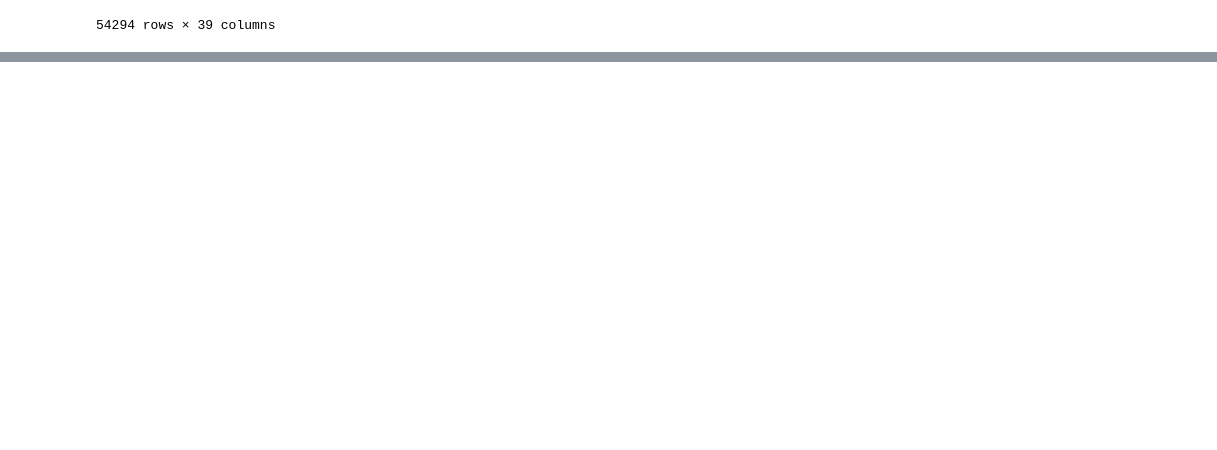
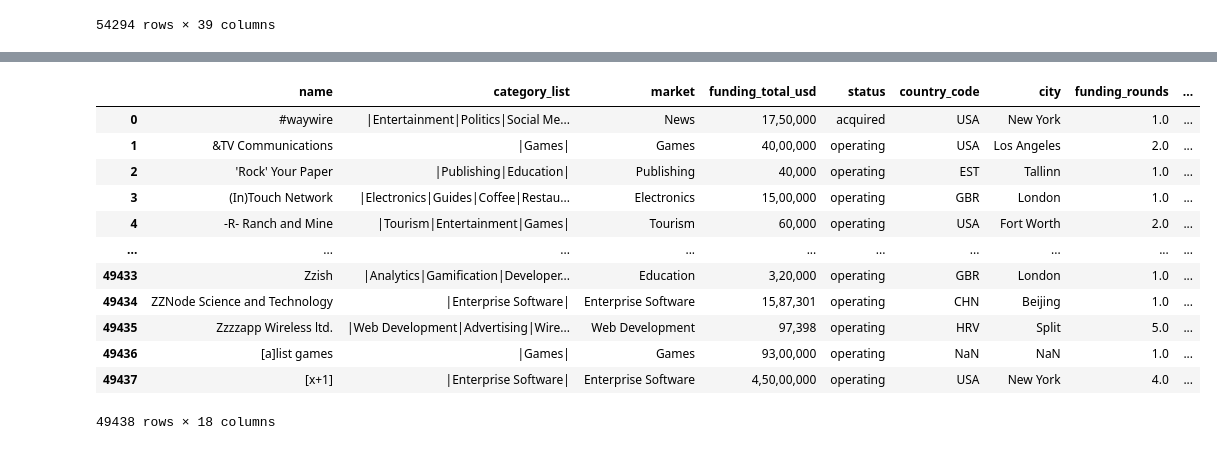
Before and after one commit to pedromariaanf-a11y/MLII, a Jupyter notebook: teste.ipynb, the cells around one changed output, grey strips where cells are left out. Drawn from its saved outputs; the diff is of its cells as text; code cells hidden in the pictures; blank space fills up the shorter version.

Commit message:
dataset um bocadiho mais limpo e util

```diff
--- a/teste.ipynb
+++ b/teste.ipynb
@@ -82,0 +21,11 @@ df.describe(include = 'all')
+# %%
+#retirar colunas irrelevantes#
+irrelevant_col = ['permalink', 'homepage_url', 'state_code', 'region', 'founded_month', 'founded_quarter', 'founded_year']
+df.drop(columns = irrelevant_col, inplace = True)
+# %%
+initial_rows = len(df)
+
+# Remove rows where ALL values are missing
+df.dropna(how='all', inplace=True)
+
+print(f"Rows removed: {initial_rows - len(df)}")
@@ -82,0 +107,24 @@ df.describe(include = 'all')
+# %%
+
+ZERO_THRESHOLD = 0.98  # Drop columns with more than 98% zeros
+NULL_THRESHOLD = 0.90  # Drop columns with more than 90% missing values
+
+# Identify columns with too many Zeros
+zero_ratio = (df == 0).sum() / len(df)
+cols_to_drop_zeros = zero_ratio[zero_ratio > ZERO_THRESHOLD].index.tolist()
+
+# Identify columns with too many Nulls (NaN)
+null_ratio = df.isnull().sum() / len(df)
+cols_to_drop_nulls = null_ratio[null_ratio > NULL_THRESHOLD].index.tolist()
+
+all_cols_to_drop = list(set(cols_to_drop_zeros + cols_to_drop_nulls))
+
+# DROP
+all_cols_to_drop = list(set(cols_to_drop_zeros + cols_to_drop_nulls))
+
+print(f"Dropping {len(cols_to_drop_zeros)} columns due to Zeros: {cols_to_drop_zeros}")
+print(f"Dropping {len(cols_to_drop_nulls)} columns due to Nulls: {cols_to_drop_nulls}")
+
+df.drop(columns=all_cols_to_drop, inplace=True)
+
+print("Dataset simplified and saved successfully.")
@@ -102,0 +159,16 @@ memory usage: 16.2+ MB
+# %%
+df
+# %% [output]
+|  | name | category_list | market | funding_total_usd | status | country_code | city | funding_rounds | ... |
+| 0 | #waywire | |Entertainment|Politics|Social Me... | News | 17,50,000 | acquired | USA | New York | 1.0 | ... |
+| 1 | &TV Communications | |Games| | Games | 40,00,000 | operating | USA | Los Angeles | 2.0 | ... |
+| 2 | 'Rock' Your Paper | |Publishing|Education| | Publishing | 40,000 | operating | EST | Tallinn | 1.0 | ... |
+| 3 | (In)Touch Network | |Electronics|Guides|Coffee|Restau... | Electronics | 15,00,000 | operating | GBR | London | 1.0 | ... |
+| 4 | -R- Ranch and Mine | |Tourism|Entertainment|Games| | Tourism | 60,000 | operating | USA | Fort Worth | 2.0 | ... |
+| ... | ... | ... | ... | ... | ... | ... | ... | ... | ... |
+| 49433 | Zzish | |Analytics|Gamification|Developer... | Education | 3,20,000 | operating | GBR | London | 1.0 | ... |
+| 49434 | ZZNode Science and Technology | |Enterprise Software| | Enterprise Software | 15,87,301 | operating | CHN | Beijing | 1.0 | ... |
+| 49435 | Zzzzapp Wireless ltd. | |Web Development|Advertising|Wire... | Web Development | 97,398 | operating | HRV | Split | 5.0 | ... |
+| 49436 | [a]list games | |Games| | Games | 93,00,000 | operating | NaN | NaN | 1.0 | ... |
+| 49437 | [x+1] | |Enterprise Software| | Enterprise Software | 4,50,00,000 | operating | USA | New York | 4.0 | ... |
+49438 rows × 18 columns
```
Also changed, not shown: parts of 16 cells of this notebook, 1 other file.
